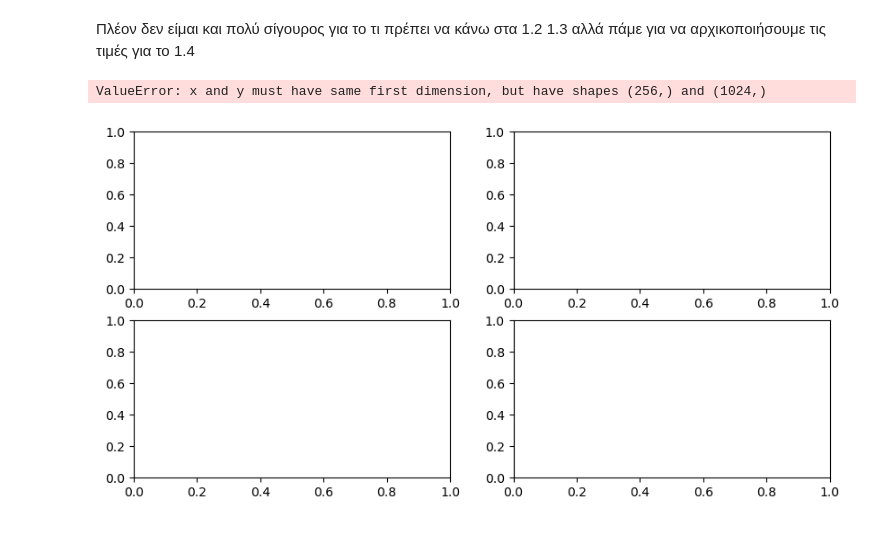
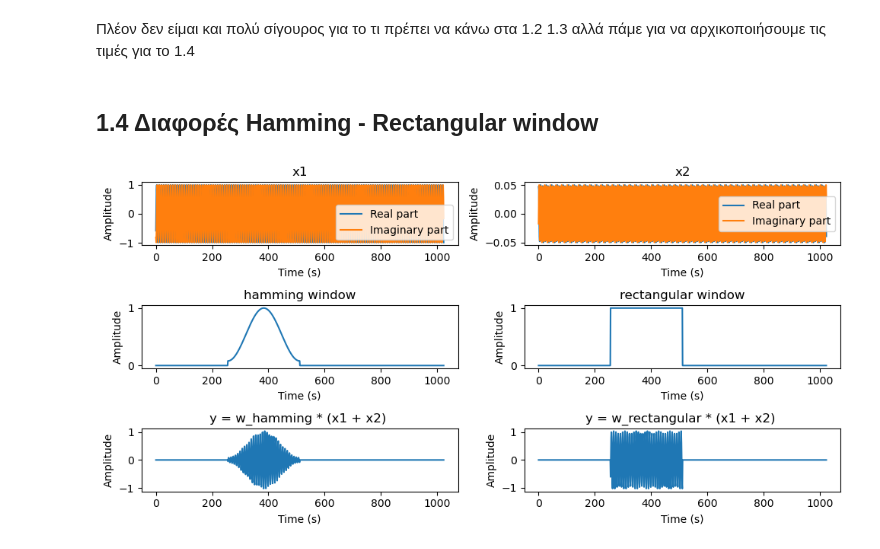
Before and after one commit to ElGreKost/DSP-Lab-Suite, a Jupyter notebook: Digital-Signal-Processing/dsp_project1/dsp_lab1_code.ipynb, the cells around one changed output. Cells and saved outputs as stored; diff of their text form; code cells hidden in the pictures.

Commit message:
have to do 1.2, 1.3. done till 2.3 in code. Still need to say the conclusion of each graph

```diff
--- a/Digital-Signal-Processing/dsp_project1/dsp_lab1_code.ipynb
+++ b/Digital-Signal-Processing/dsp_project1/dsp_lab1_code.ipynb
@@ -125,5 +123,7 @@ plt.show()
 # %% [markdown]
 Πλέον δεν είμαι και πολύ σίγουρος για το τι πρέπει να κάνω στα 1.2 1.3 αλλά πάμε για να αρχικοποιήσουμε τις τιμές για το 1.4
+# %% [markdown]
+## 1.4 Διαφορές Hamming - Rectangular window
 # %%
 import matplotlib.pyplot as plt
 import numpy as np
@@ -147,39 +147,48 @@ y_hamm = w_hamm * (x1 + x2)
 y_rect = w_rect * (x1 + x2)
 
 Ts = 1  # time interval between samples.
-t = np.arange(0, L, Ts)
+t = np.arange(0, N, Ts)
 
 # Plot the signal
-fig, axs = plt.subplots(nrows=2, ncols=2, figsize=(10, 5))
+fig, axs = plt.subplots(nrows=3, ncols=2, figsize=(10, 5))
 
 axs[0][0].plot(t, np.real(x1), label='Real part')
 axs[0][0].plot(t, np.imag(x1), label='Imaginary part')
 axs[0][0].set_xlabel('Time (s)')
 axs[0][0].set_ylabel('Amplitude')
 axs[0][0].set_title('x1')
 axs[0][0].legend()
 
 axs[0][1].plot(t, np.real(x2), label='Real part')
 axs[0][1].plot(t, np.imag(x2), label='Imaginary part')
 axs[0][1].set_xlabel('Time (s)')
 axs[0][1].set_ylabel('Amplitude')
 axs[0][1].set_title('x2')
 axs[0][1].legend()
 
-axs[1][0].plot(t, w_rect)
+axs[1][0].plot(t, w_hamm)
 axs[1][0].set_xlabel('Time (s)')
 axs[1][0].set_ylabel('Amplitude')
 axs[1][0].set_title('hamming window')
 
-axs[1][1].plot(t, y_arr[0])
+axs[1][1].plot(t, w_rect)
 axs[1][1].set_xlabel('Time (s)')
 axs[1][1].set_ylabel('Amplitude')
-axs[1][1].set_title(f'y = w_hamming * (x1 + x2) ')
+axs[1][1].set_title('rectangular window')
+
+axs[2][0].plot(t, y_hamm)
+axs[2][0].set_xlabel('Time (s)')
+axs[2][0].set_ylabel('Amplitude')
+axs[2][0].set_title(f'y = w_hamming * (x1 + x2) ')
+
+axs[2][1].plot(t, y_rect)
+axs[2][1].set_xlabel('Time (s)')
+axs[2][1].set_ylabel('Amplitude')
+axs[2][1].set_title(f'y = w_rectangular * (x1 + x2) ')
 
 # Add spacing between subplots.
 fig.tight_layout()
 
 plt.show()
 # %% [output]
-ValueError: x and y must have same first dimension, but have shapes (256,) and (1024,)
-[figure, old version]
+[figure, new version]
```
Also changed, not shown: parts of 15 cells of this notebook, 2 other files.
